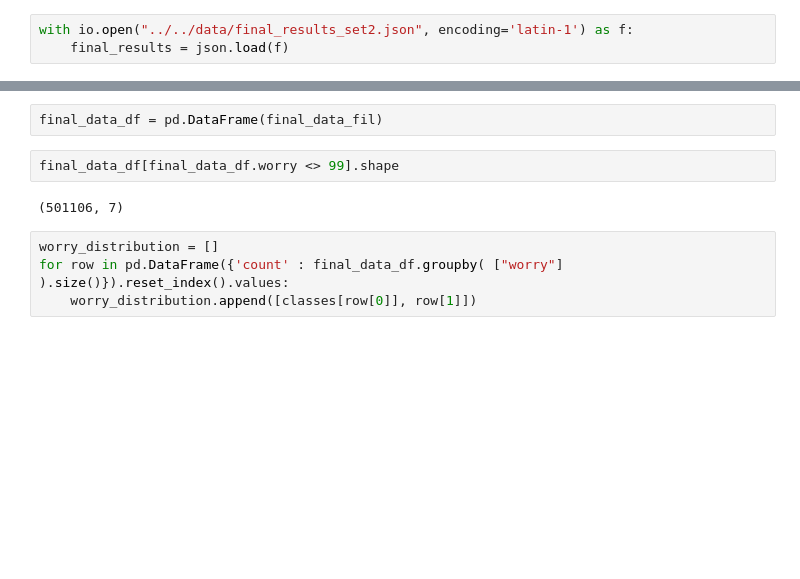
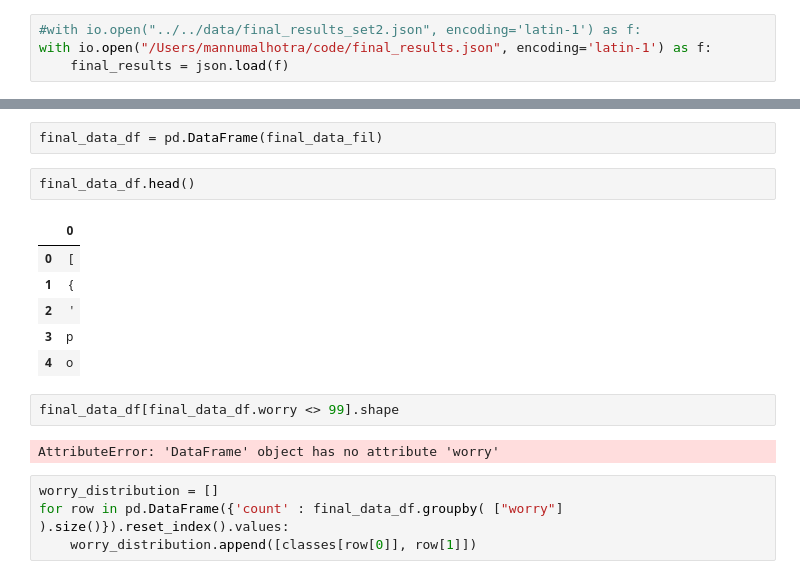
Before and after one commit to mannuscript/micromort, a Jupyter notebook: micromort/tweets_processing/geo_worry_analysis.ipynb, the cells around one changed output, grey strips where cells are left out. Saved outputs shown, nothing was run; the diff lists cells and outputs as text; blank space fills up the shorter version.

```diff
--- a/micromort/tweets_processing/geo_worry_analysis.ipynb
+++ b/micromort/tweets_processing/geo_worry_analysis.ipynb
@@ -284,5 +286,6 @@ with open(name='../../data/final_results.json', mode='w') as outfile:
 import io
 import json
 # %%
-with io.open("../../data/final_results_set2.json", encoding='latin-1') as f:
+#with io.open("../../data/final_results_set2.json", encoding='latin-1') as f:
+with io.open("/Users/mannumalhotra/code/final_results.json", encoding='latin-1') as f:
     final_results = json.load(f)
@@ -295,10 +298,19 @@ for row in final_results:
         final_data_fil.append(row)
 # %%
 final_data_df = pd.DataFrame(final_data_fil)
+# %%
+final_data_df.head()
+# %% [output]
+|  | 0 |
+| 0 | [ |
+| 1 | { |
+| 2 | ' |
+| 3 | p |
+| 4 | o |
 # %%
 final_data_df[final_data_df.worry <> 99].shape
 # %% [output]
-(501106, 7)
+AttributeError: 'DataFrame' object has no attribute 'worry'
 # %%
 worry_distribution = []
 for row in pd.DataFrame({'count' : final_data_df.groupby( ["worry"] ).size()}).reset_index().values:
```
Also changed, not shown: parts of 4 cells of this notebook, 14 other files.
